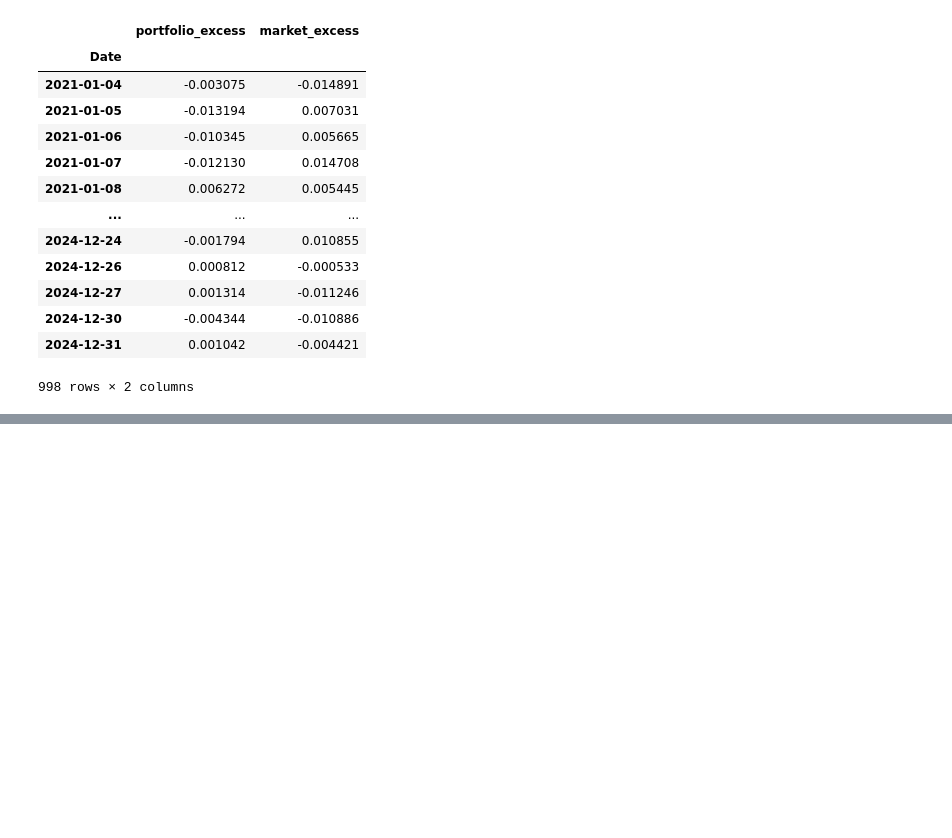
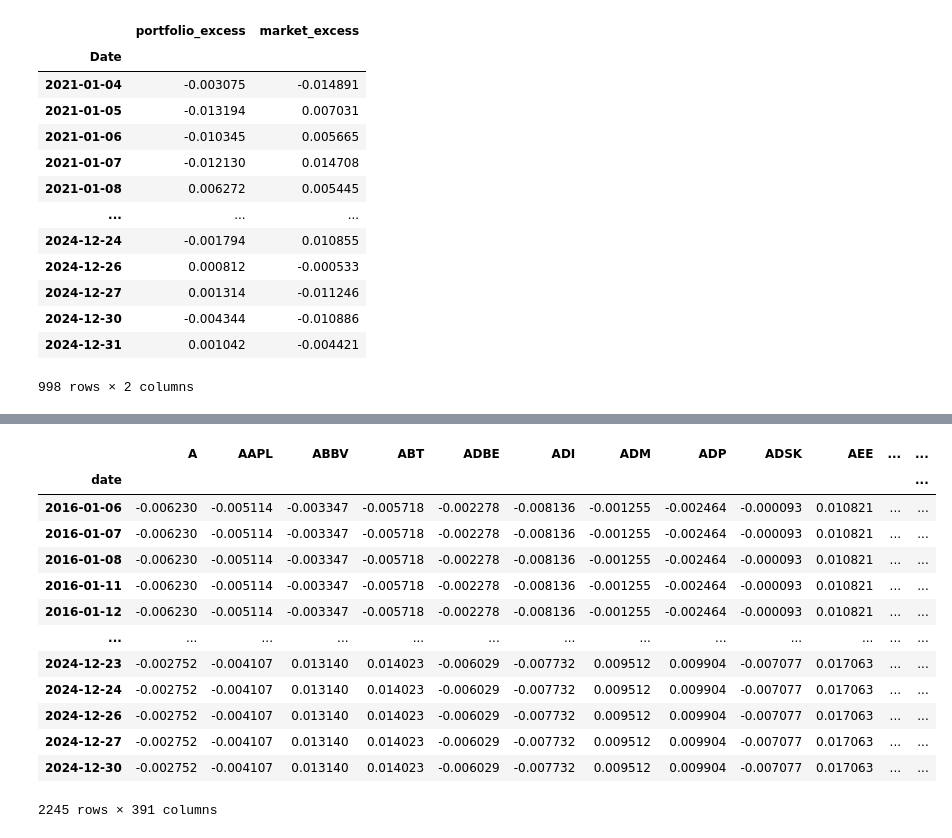
Before and after one commit to dmitrygoryunov2000/DTQ-Portfolio_Management_Course, a Jupyter notebook: Module 4 - CAPM/Notebook4.4.ipynb, the cells around one changed output, grey strips where cells are left out. Drawn from its saved outputs; the diff is of its cells as text; code cells hidden in the pictures; blank space fills up the shorter version.

```diff
--- a/Module 4 - CAPM/Notebook4.4.ipynb
+++ b/Module 4 - CAPM/Notebook4.4.ipynb
@@ -441,0 +510,57 @@ Notes:
+# %%
+def calculate_bab_weights(beta_df, rebalance_days=21):
+    """
+    Calcula pesos BAB con rebalanceo cada `rebalance_days` días,
+    pero devuelve un DataFrame con frecuencia diaria,
+    con pesos forward filled entre rebalanceos.
+
+    Parámetros:
+    - beta_df: DataFrame con betas diarios, columnas=activos, índice=fechas (diario).
+    - rebalance_days: frecuencia de rebalanceo en días (default=21).
+
+    Retorna:
+    - DataFrame con pesos diarios, actualizados cada rebalance_days.
+    """
+    # Fechas para rebalancear
+    rebalance_dates = beta_df.index[::rebalance_days]
+
+    weights_list = []
+
+    for date in rebalance_dates:
+        betas_today = beta_df.loc[date]
+        weights = betting_against_beta_weights(betas_today)
+        weights.name = date
+        weights_list.append(weights)
+
+    # DataFrame con pesos sólo en fechas de rebalanceo
+    bab_weights_rebalance = pd.DataFrame(weights_list)
+
+    # Reindexamos al índice diario completo, dejando NaNs en días sin rebalanceo
+    bab_weights_daily = bab_weights_rebalance.reindex(beta_df.index)
+
+    # Forward fill para mantener pesos constantes entre rebalanceos
+    bab_weights_daily = bab_weights_daily.ffill().fillna(0)
+
+    # Reindexamos columnas igual que beta_df para tener consistencia
+    bab_weights_daily = bab_weights_daily.reindex(columns=beta_df.columns).fillna(0)
+
+    return bab_weights_daily
+# %%
+bab_monthly_weights = calculate_bab_weights(rolling_betas, rebalance_days=21)
+
+bab_monthly_weights
+# %% [output]
+|  | A | AAPL | ABBV | ABT | ADBE | ADI | ADM | ADP | ADSK | AEE | ... | ... |
+| date |  |  |  |  |  |  |  |  |  |  |  | ... |
+| 2016-01-06 | -0.006230 | -0.005114 | -0.003347 | -0.005718 | -0.002278 | -0.008136 | -0.001255 | -0.002464 | -0.000093 | 0.010821 | ... | ... |
+| 2016-01-07 | -0.006230 | -0.005114 | -0.003347 | -0.005718 | -0.002278 | -0.008136 | -0.001255 | -0.002464 | -0.000093 | 0.010821 | ... | ... |
+| 2016-01-08 | -0.006230 | -0.005114 | -0.003347 | -0.005718 | -0.002278 | -0.008136 | -0.001255 | -0.002464 | -0.000093 | 0.010821 | ... | ... |
+| 2016-01-11 | -0.006230 | -0.005114 | -0.003347 | -0.005718 | -0.002278 | -0.008136 | -0.001255 | -0.002464 | -0.000093 | 0.010821 | ... | ... |
+| 2016-01-12 | -0.006230 | -0.005114 | -0.003347 | -0.005718 | -0.002278 | -0.008136 | -0.001255 | -0.002464 | -0.000093 | 0.010821 | ... | ... |
+| ... | ... | ... | ... | ... | ... | ... | ... | ... | ... | ... | ... | ... |
+| 2024-12-23 | -0.002752 | -0.004107 | 0.013140 | 0.014023 | -0.006029 | -0.007732 | 0.009512 | 0.009904 | -0.007077 | 0.017063 | ... | ... |
+| 2024-12-24 | -0.002752 | -0.004107 | 0.013140 | 0.014023 | -0.006029 | -0.007732 | 0.009512 | 0.009904 | -0.007077 | 0.017063 | ... | ... |
+| 2024-12-26 | -0.002752 | -0.004107 | 0.013140 | 0.014023 | -0.006029 | -0.007732 | 0.009512 | 0.009904 | -0.007077 | 0.017063 | ... | ... |
+| 2024-12-27 | -0.002752 | -0.004107 | 0.013140 | 0.014023 | -0.006029 | -0.007732 | 0.009512 | 0.009904 | -0.007077 | 0.017063 | ... | ... |
+| 2024-12-30 | -0.002752 | -0.004107 | 0.013140 | 0.014023 | -0.006029 | -0.007732 | 0.009512 | 0.009904 | -0.007077 | 0.017063 | ... | ... |
+2245 rows × 391 columns
```
Also changed, not shown: parts of 6 cells of this notebook.
